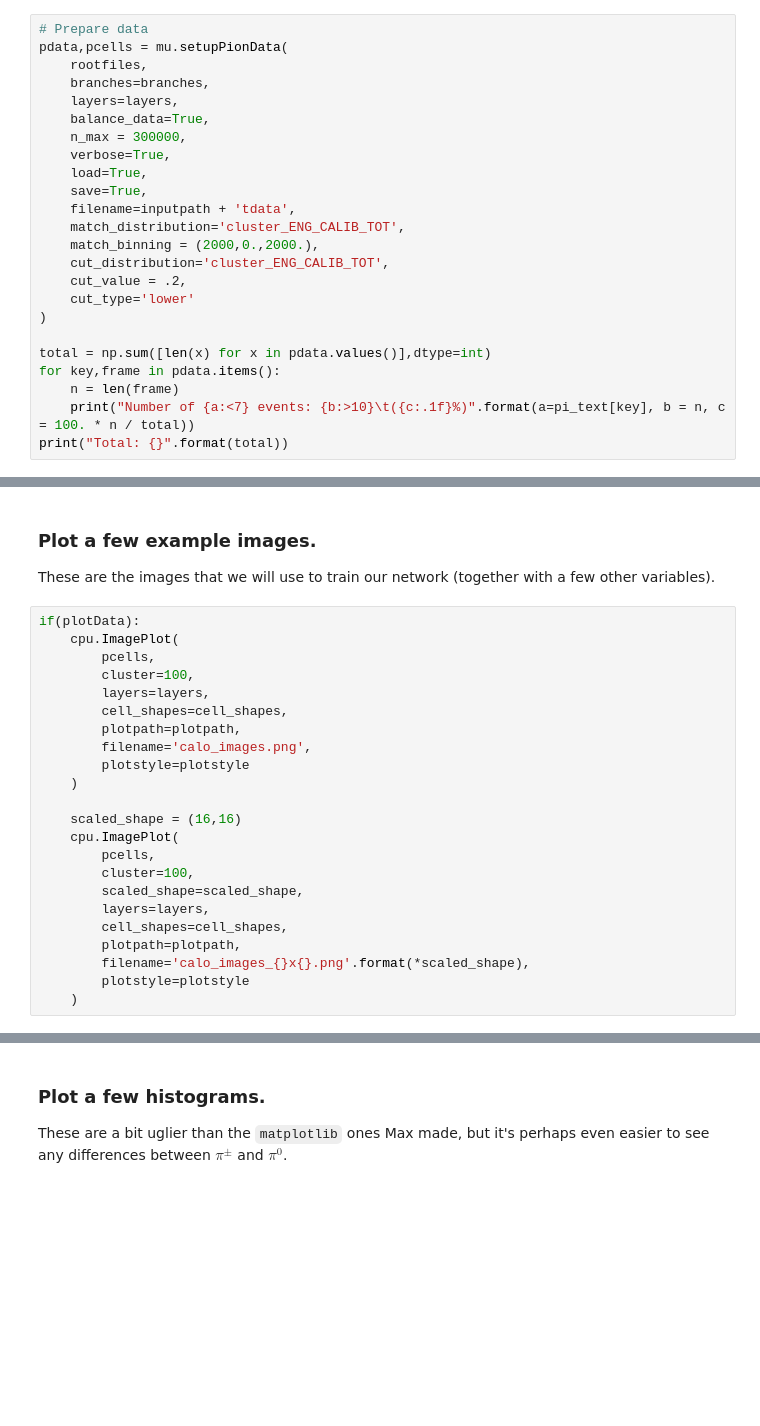
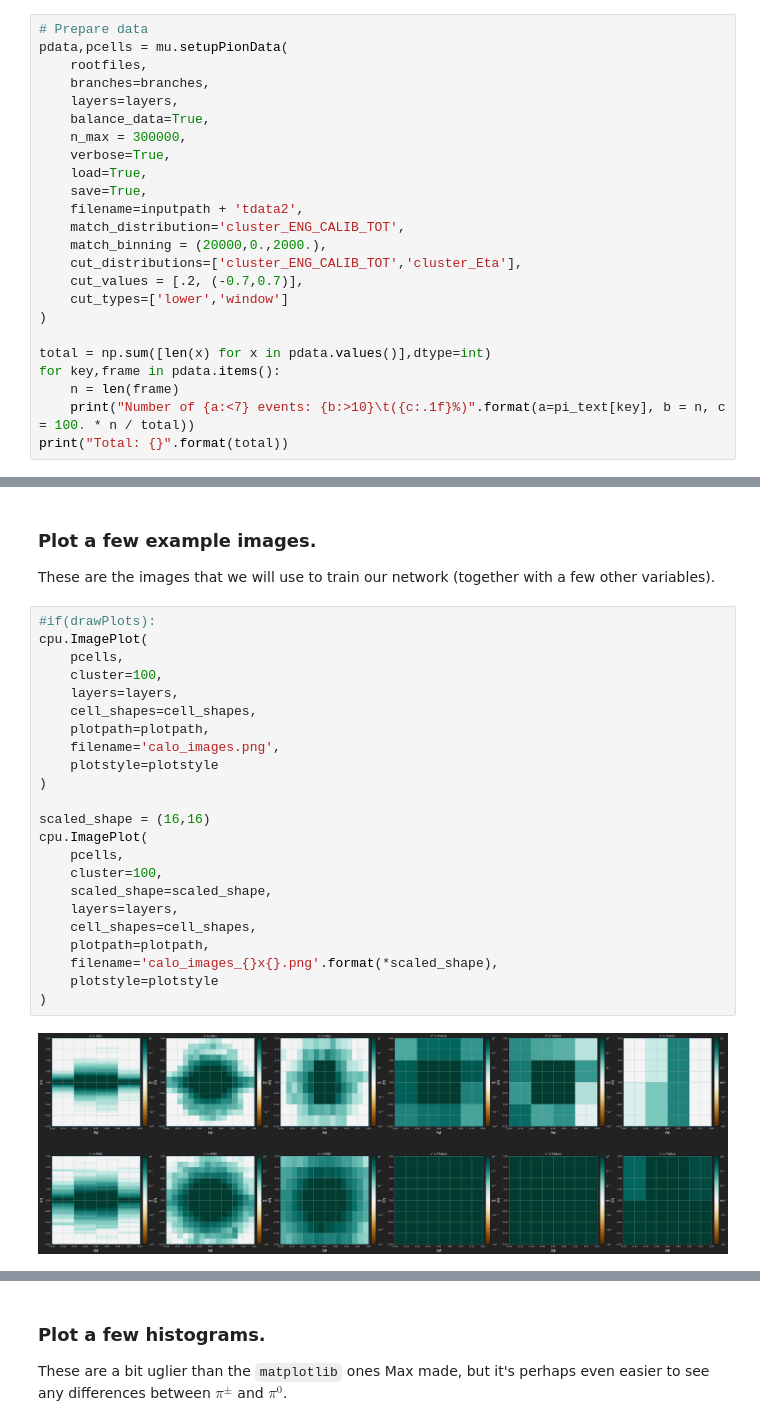
Before and after one commit to atlas-calo-ml/caloml-atlas, a Jupyter notebook: classifier/TopoClusterClassifier_Jan.ipynb, the cells around one changed output, grey strips where cells are left out. Cells and saved outputs as stored; diff of their text form; blank space fills up the shorter version.

Commit message:
adding multiple cut option for data prep, truth deltaR matching for studies

```diff
--- a/classifier/TopoClusterClassifier_Jan.ipynb
+++ b/classifier/TopoClusterClassifier_Jan.ipynb
@@ -138,12 +140,12 @@ pdata,pcells = mu.setupPionData(
     verbose=True,
     load=True,
     save=True,
-    filename=inputpath + 'tdata',
+    filename=inputpath + 'tdata2',
     match_distribution='cluster_ENG_CALIB_TOT',
-    match_binning = (2000,0.,2000.),
-    cut_distribution='cluster_ENG_CALIB_TOT',
-    cut_value = .2,
-    cut_type='lower'
+    match_binning = (20000,0.,2000.),
+    cut_distributions=['cluster_ENG_CALIB_TOT','cluster_Eta'],
+    cut_values = [.2, (-0.7,0.7)],
+    cut_types=['lower','window']
 )
 
 total = np.sum([len(x) for x in pdata.values()],dtype=int)
@@ -160,25 +174,27 @@ We'll train the network on $\pi^+$ and $\pi^0$ events.
 
 These are the images that we will use to train our network (together with a few other variables).
 # %%
-if(plotData):
-    cpu.ImagePlot(
-        pcells,
-        cluster=100,
-        layers=layers,
-        cell_shapes=cell_shapes,
-        plotpath=plotpath,
-        filename='calo_images.png',
-        plotstyle=plotstyle
-    )
+#if(drawPlots):
+cpu.ImagePlot(
+    pcells,
+    cluster=100,
+    layers=layers,
+    cell_shapes=cell_shapes,
+    plotpath=plotpath,
+    filename='calo_images.png',
+    plotstyle=plotstyle
+)
 
-    scaled_shape = (16,16)
-    cpu.ImagePlot(
-        pcells,
-        cluster=100,
-        scaled_shape=scaled_shape,
-        layers=layers,
-        cell_shapes=cell_shapes,
-        plotpath=plotpath,
-        filename='calo_images_{}x{}.png'.format(*scaled_shape),
-        plotstyle=plotstyle
-    )
+scaled_shape = (16,16)
+cpu.ImagePlot(
+    pcells,
+    cluster=100,
+    scaled_shape=scaled_shape,
+    layers=layers,
+    cell_shapes=cell_shapes,
+    plotpath=plotpath,
+    filename='calo_images_{}x{}.png'.format(*scaled_shape),
+    plotstyle=plotstyle
+)
+# %% [output]
+[figure, added]
```
Also changed, not shown: parts of 26 cells of this notebook, 4 other files.
